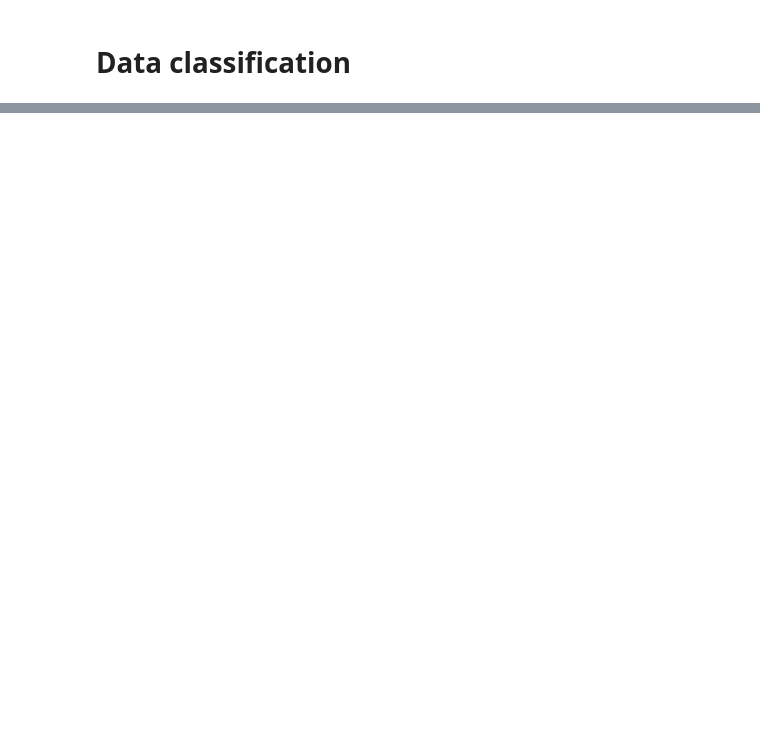
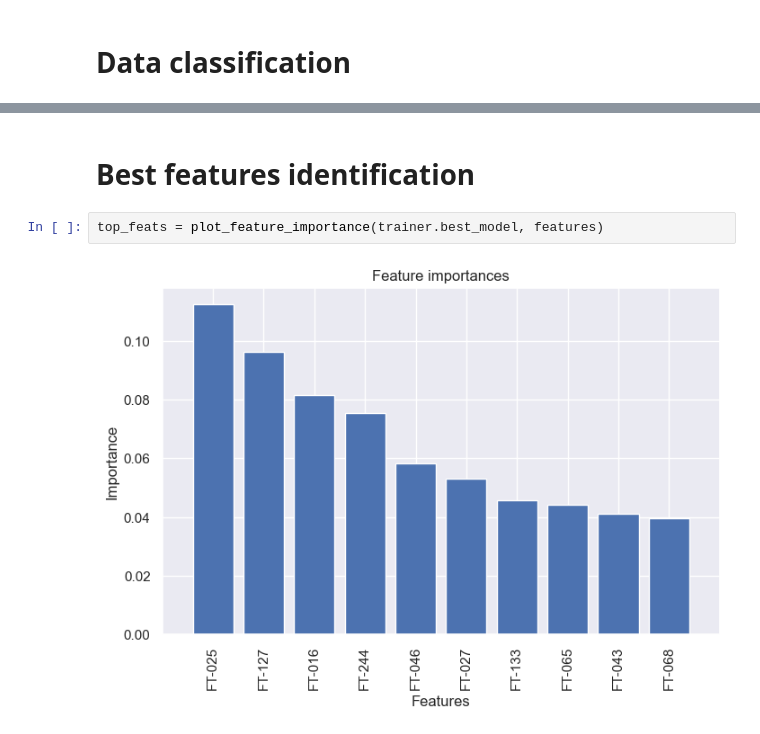
Before and after one commit to PhiCtl/glycan-biomarkers, a Jupyter notebook: processing_example.ipynb, the cells around one changed output, grey strips where cells are left out. Cells and saved outputs as stored; diff of their text form; blank space fills up the shorter version.

```diff
--- a/processing_example.ipynb
+++ b/processing_example.ipynb
@@ -71,0 +79,6 @@ Successfully splitted train / test set.
+# %% [markdown]
+# Best features identification
+# %%
+top_feats = plot_feature_importance(trainer.best_model, features)
+# %% [output]
+[figure, added]
```
Also changed, not shown: parts of 5 cells of this notebook, 15 other files.
